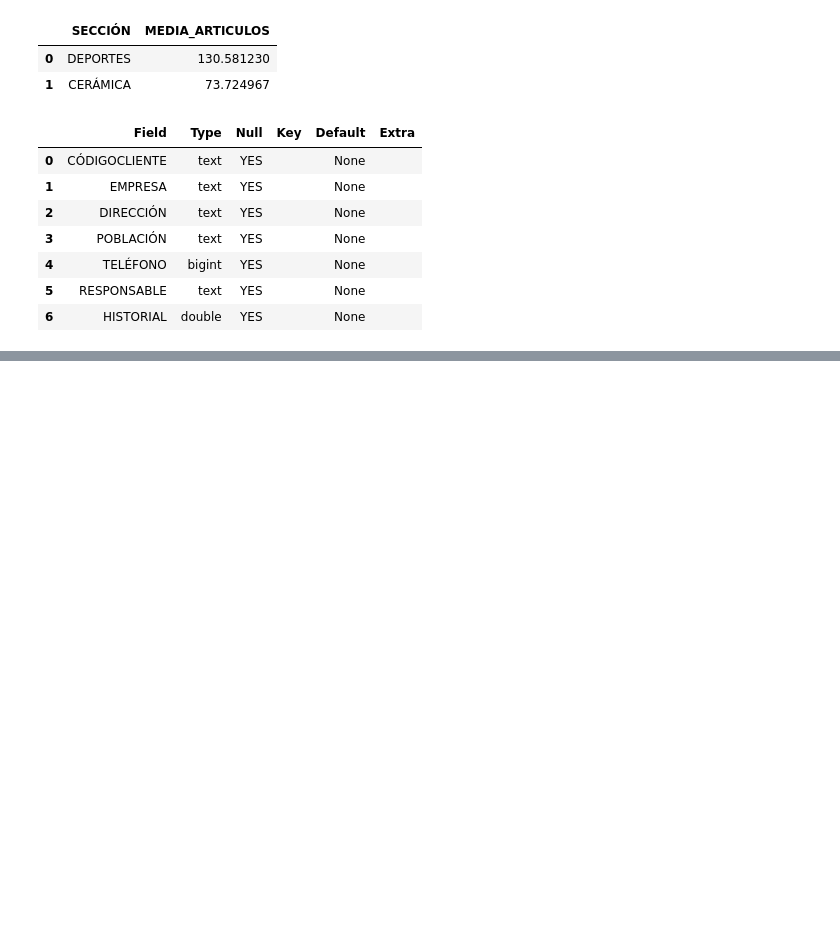
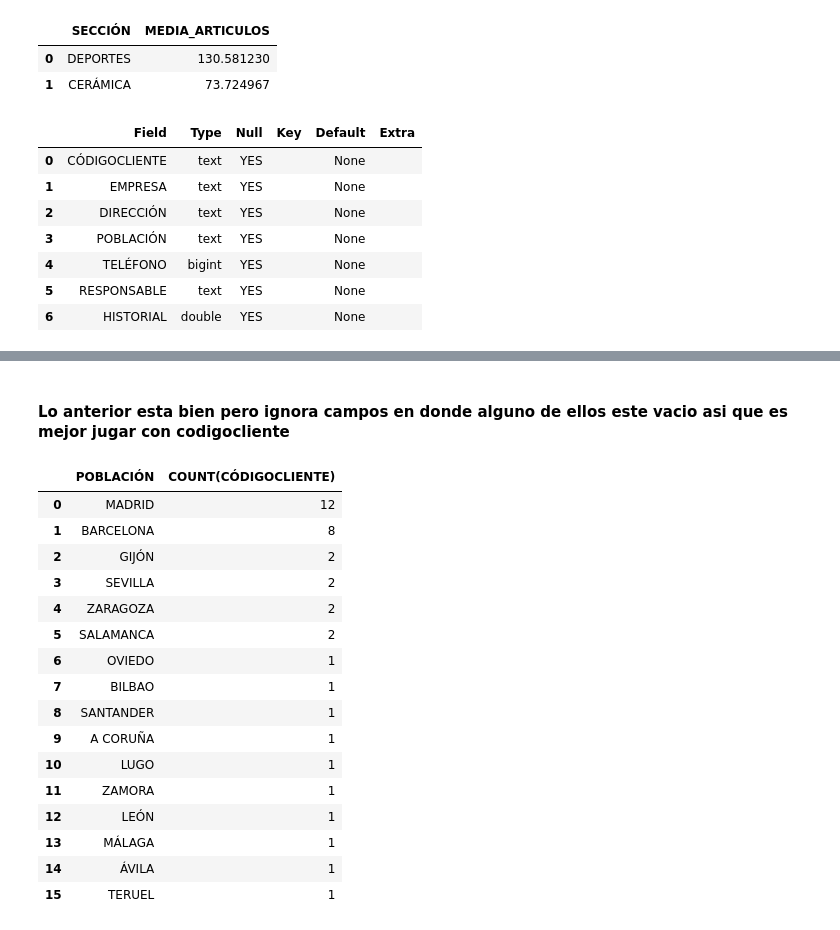
Before and after one commit to preciii7/practica_programacion, a Jupyter notebook: sql/mas_ejercicios_practica.ipynb, the cells around one changed output, grey strips where cells are left out. Saved outputs shown, nothing was run; the diff lists cells and outputs as text; code cells hidden in the pictures; blank space fills up the shorter version.

```diff
--- a/sql/mas_ejercicios_practica.ipynb
+++ b/sql/mas_ejercicios_practica.ipynb
@@ -290,0 +329,22 @@ pd.read_csv("SELECT DIRECCIÓN, TELÉFONO, POBLACIÓN FROM clientes ",engine)
+# %% [markdown]
+#### Lo anterior esta bien pero ignora campos en donde alguno de ellos este vacio asi que es mejor jugar con codigocliente
+# %%
+pd.read_sql("SELECT POBLACIÓN, COUNT(CÓDIGOCLIENTE) FROM clientes GROUP BY POBLACIÓN ORDER BY COUNT(POBLACIÓN) DESC;",engine)
+# %% [output]
+|  | POBLACIÓN | COUNT(CÓDIGOCLIENTE) |
+| 0 | MADRID | 12 |
+| 1 | BARCELONA | 8 |
+| 2 | GIJÓN | 2 |
+| 3 | SEVILLA | 2 |
+| 4 | ZARAGOZA | 2 |
+| 5 | SALAMANCA | 2 |
+| 6 | OVIEDO | 1 |
+| 7 | BILBAO | 1 |
+| 8 | SANTANDER | 1 |
+| 9 | A CORUÑA | 1 |
+| 10 | LUGO | 1 |
+| 11 | ZAMORA | 1 |
+| 12 | LEÓN | 1 |
+| 13 | MÁLAGA | 1 |
+| 14 | ÁVILA | 1 |
+| 15 | TERUEL | 1 |
```
Also changed, not shown: parts of 7 cells of this notebook, 4 other files.
